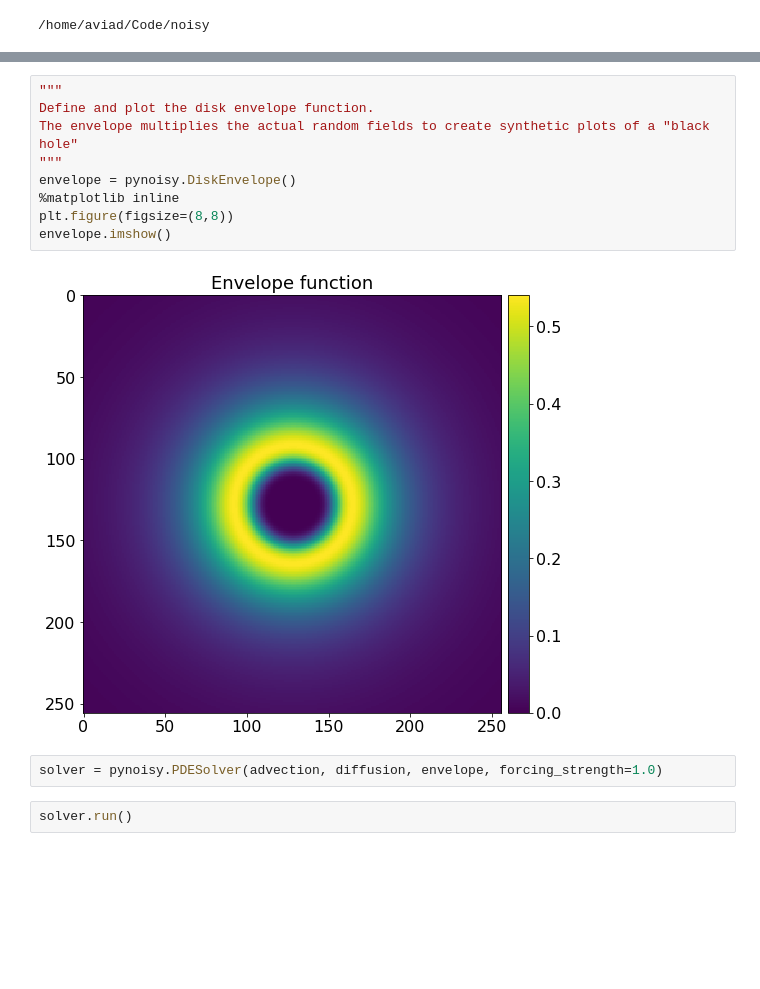
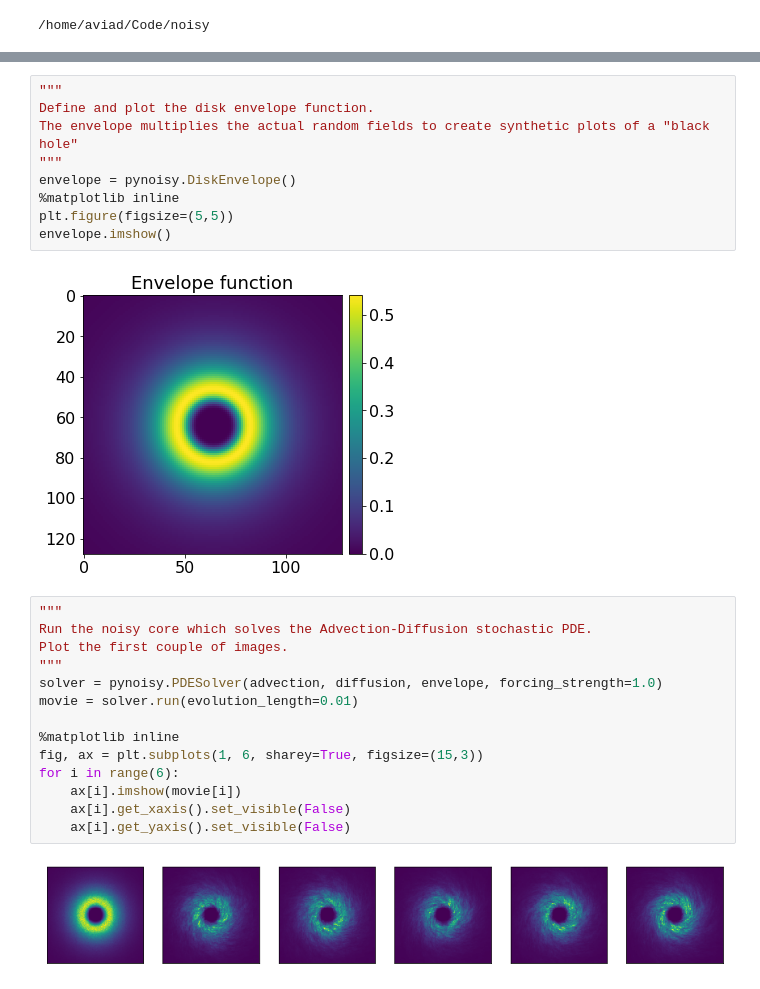
Before and after one commit to aviadlevis/pynoisy, a Jupyter notebook: notebooks/Disk Model.ipynb, the cells around one changed output, grey strips where cells are left out. Saved outputs shown, nothing was run; the diff lists cells and outputs as text; blank space fills up the shorter version.

```diff
--- a/notebooks/Disk Model.ipynb
+++ b/notebooks/Disk Model.ipynb
@@ -61,15 +61,27 @@ diffusion.imshow_diffusion_coefficient()
 # %%
 """
 Define and plot the disk envelope function.
 The envelope multiplies the actual random fields to create synthetic plots of a "black hole"
 """
 envelope = pynoisy.DiskEnvelope()
 %matplotlib inline
-plt.figure(figsize=(8,8))
+plt.figure(figsize=(5,5))
 envelope.imshow()
 # %% [output]
-[figure, old version]
+[figure, new version]
-# %%
-solver = pynoisy.PDESolver(advection, diffusion, envelope, forcing_strength=1.0)
-# %%
-solver.run()
+# %%
+"""
+Run the noisy core which solves the Advection-Diffusion stochastic PDE.
+Plot the first couple of images.
+"""
+solver = pynoisy.PDESolver(advection, diffusion, envelope, forcing_strength=1.0)
+movie = solver.run(evolution_length=0.01)
+
+%matplotlib inline
+fig, ax = plt.subplots(1, 6, sharey=True, figsize=(15,3))
+for i in range(6):
+    ax[i].imshow(movie[i])
+    ax[i].get_xaxis().set_visible(False)
+    ax[i].get_yaxis().set_visible(False)
+# %% [output]
+[figure, added]
```
Also changed, not shown: parts of 3 cells of this notebook, 4 other files.
